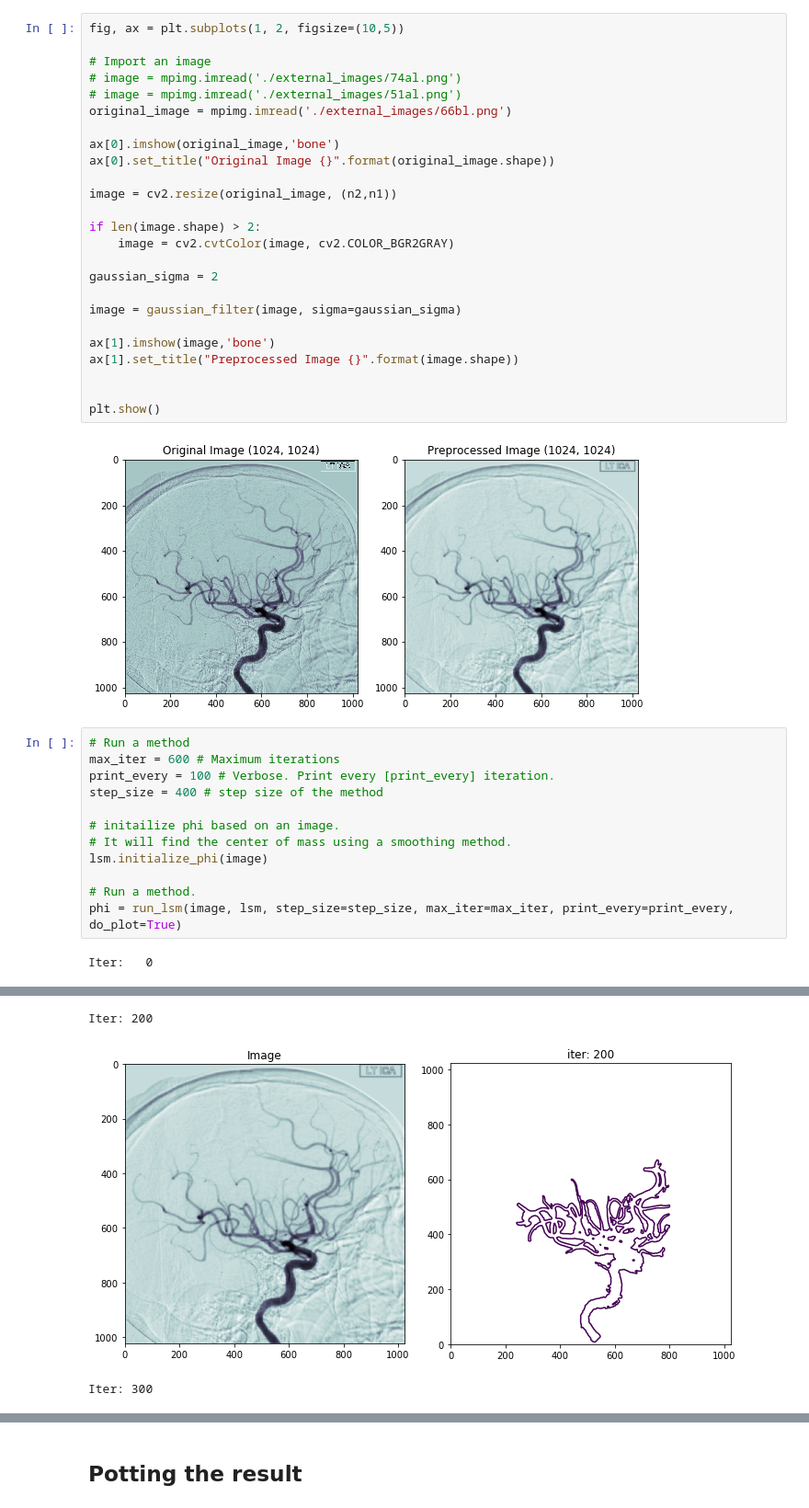
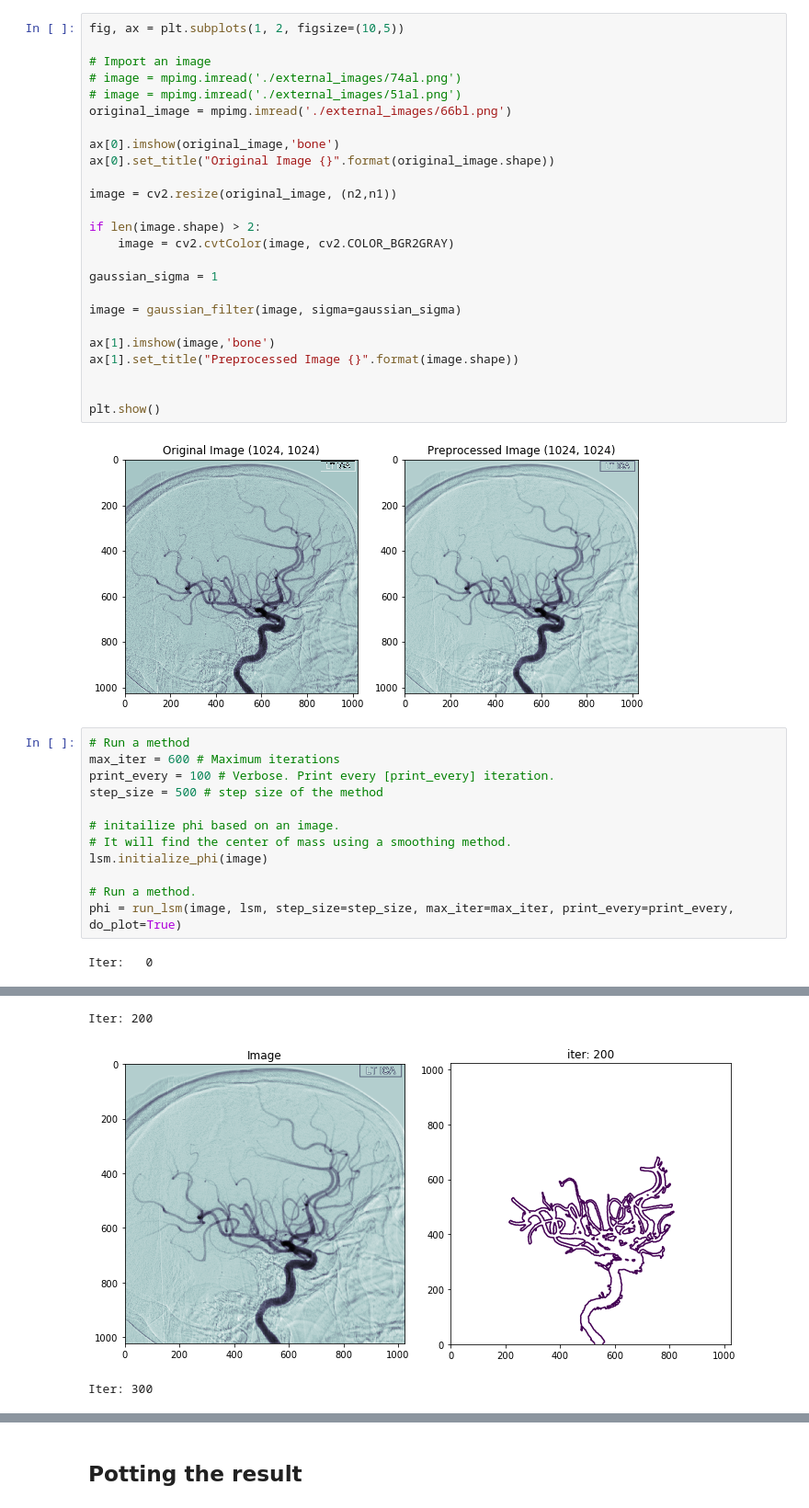
Before and after one commit to QuantuMope/vessel-segmentation-deformable-models, a Jupyter notebook: level_set_python_codes/Level Set Method for Image Segmentation.ipynb, the cells around one changed output, grey strips where cells are left out. Shown at 92% size. Saved outputs shown, nothing was run; the diff lists cells and outputs as text.

```diff
--- a/level_set_python_codes/Level Set Method for Image Segmentation.ipynb
+++ b/level_set_python_codes/Level Set Method for Image Segmentation.ipynb
@@ -98,7 +96,7 @@ image = cv2.resize(original_image, (n2,n1))
 if len(image.shape) > 2:
     image = cv2.cvtColor(image, cv2.COLOR_BGR2GRAY)
 
-gaussian_sigma = 2
+gaussian_sigma = 1
 
 image = gaussian_filter(image, sigma=gaussian_sigma)
 
@@ -113,7 +111,7 @@ plt.show()
 # Run a method
 max_iter = 600 # Maximum iterations
 print_every = 100 # Verbose. Print every [print_every] iteration.
-step_size = 400 # step size of the method
+step_size = 500 # step size of the method
 
 # initailize phi based on an image.
 # It will find the center of mass using a smoothing method.
@@ -129,3 +127,3 @@ Iter: 100
 Iter: 200
-[figure, old version]
+[figure, new version]
 Iter: 300
```
Also changed, not shown: parts of 3 cells of this notebook.
